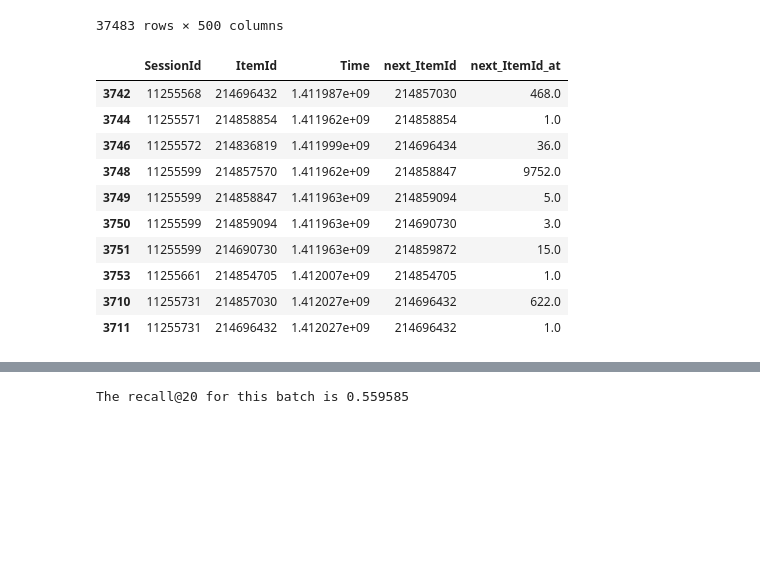
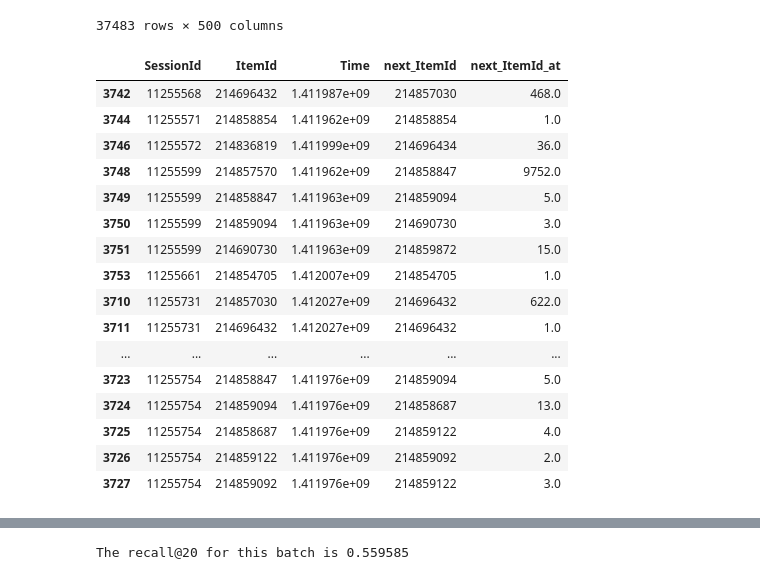
Before and after one commit to frederickayala/session-based-recsys, a Jupyter notebook: Qvik Session-Based Recommender Systems/GRU4RecLab.ipynb, the cells around one changed output, grey strips where cells are left out. Cells and saved outputs as stored; diff of their text form; code cells hidden in the pictures; blank space fills up the shorter version.

```diff
--- a/Qvik Session-Based Recommender Systems/GRU4RecLab.ipynb
+++ b/Qvik Session-Based Recommender Systems/GRU4RecLab.ipynb
@@ -293,23 +293,29 @@ for c in df_preds:
 # %%
 df_valid_preds = df_valid.join(df_preds.transpose())
 df_valid_preds = df_valid_preds.query("SessionId == next_SessionId").dropna()
 df_valid_preds["next_ItemId"] = df_valid_preds["next_ItemId"].astype(int)
 df_valid_preds["next_SessionId"] = df_valid_preds["next_SessionId"].astype(int)
 df_valid_preds["next_ItemId_at"] = df_valid_preds.apply(lambda x: x[int(x["next_ItemId"])], axis=1)
 df_valid_preds_summary = df_valid_preds[["SessionId","ItemId","Time","next_ItemId","next_ItemId_at"]]
-df_valid_preds_summary.head(10)
+df_valid_preds_summary.head(20)
 # %% [output]
 |  | SessionId | ItemId | Time | next_ItemId | next_ItemId_at |
 | 3742 | 11255568 | 214696432 | 1.411987e+09 | 214857030 | 468.0 |
 | 3744 | 11255571 | 214858854 | 1.411962e+09 | 214858854 | 1.0 |
 | 3746 | 11255572 | 214836819 | 1.411999e+09 | 214696434 | 36.0 |
 | 3748 | 11255599 | 214857570 | 1.411962e+09 | 214858847 | 9752.0 |
 | 3749 | 11255599 | 214858847 | 1.411963e+09 | 214859094 | 5.0 |
 | 3750 | 11255599 | 214859094 | 1.411963e+09 | 214690730 | 3.0 |
 | 3751 | 11255599 | 214690730 | 1.411963e+09 | 214859872 | 15.0 |
 | 3753 | 11255661 | 214854705 | 1.412007e+09 | 214854705 | 1.0 |
 | 3710 | 11255731 | 214857030 | 1.412027e+09 | 214696432 | 622.0 |
 | 3711 | 11255731 | 214696432 | 1.412027e+09 | 214696432 | 1.0 |
+| ... | ... | ... | ... | ... | ... |
+| 3723 | 11255754 | 214858847 | 1.411976e+09 | 214859094 | 5.0 |
+| 3724 | 11255754 | 214859094 | 1.411976e+09 | 214858687 | 13.0 |
+| 3725 | 11255754 | 214858687 | 1.411976e+09 | 214859122 | 4.0 |
+| 3726 | 11255754 | 214859122 | 1.411976e+09 | 214859092 | 2.0 |
+| 3727 | 11255754 | 214859092 | 1.411976e+09 | 214859122 | 3.0 |
 # %%
 cutoff = 20
 df_valid_preds_summary_ok = df_valid_preds_summary.query("next_ItemId_at <= @cutoff")
```
Also changed, not shown: parts of 3 cells of this notebook, 1 other file.
